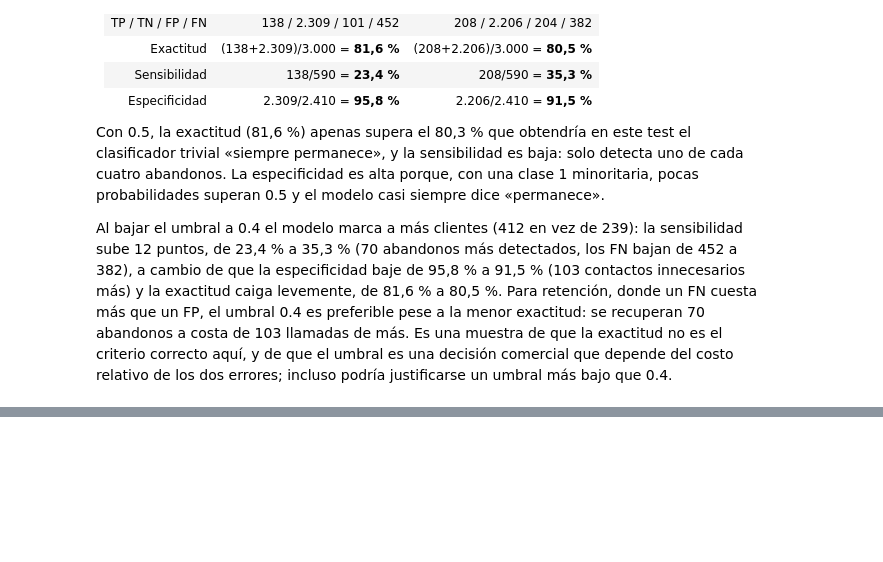
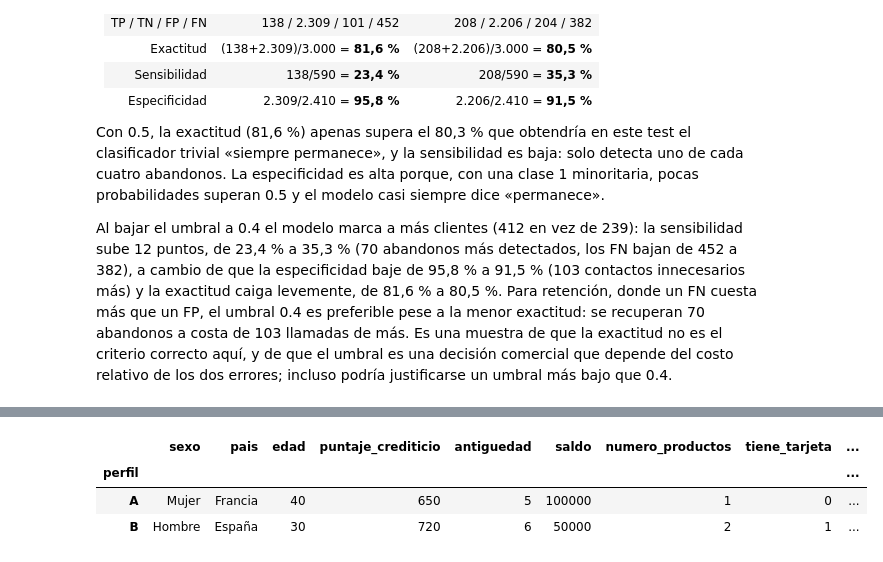
Before and after one commit to Slgxhannel/taller-abandono-producto-20262-Loaiza-Rojas, a Jupyter notebook: Taller_Abandono_Producto_Financiero_Santiago_Loaiza_Leonardo_Rojas.ipynb, the cells around one changed output, grey strips where cells are left out. Cells and saved outputs as stored; diff of their text form; code cells hidden in the pictures; blank space fills up the shorter version.

Commit message:
Punto 7: perfiles y conclusión

```diff
--- a/Taller_Abandono_Producto_Financiero_Santiago_Loaiza_Leonardo_Rojas.ipynb
+++ b/Taller_Abandono_Producto_Financiero_Santiago_Loaiza_Leonardo_Rojas.ipynb
@@ -1030,0 +1035,23 @@ Al bajar el umbral a 0.4 el modelo marca a más clientes (412 en vez de 239): la
+# %%
+perfiles = pd.DataFrame({
+    "perfil": ["A", "B"],
+    "sexo": pd.Categorical(["Mujer", "Hombre"], categories=Train_Data["sexo"].cat.categories),
+    "pais": pd.Categorical(["Francia", "España"], categories=Train_Data["pais"].cat.categories),
+    "edad": [40, 30],
+    "puntaje_crediticio": [650, 720],
+    "antiguedad": [5, 6],
+    "saldo": [100000, 50000],
+    "numero_productos": [1, 2],
+    "tiene_tarjeta": [0, 1],
+    "miembro_activo": [0, 1],
+    "salario_estimado": [100000, 80000],
+}).set_index("perfil")
+
+perfiles["P_abandono"] = logit_fits.predict(perfiles)
+perfiles["log_odds"] = logit_fits.predict(perfiles, which="linear")
+perfiles
+# %% [output]
+|  | sexo | pais | edad | puntaje_crediticio | antiguedad | saldo | numero_productos | tiene_tarjeta | ... |
+| perfil |  |  |  |  |  |  |  |  | ... |
+| A | Mujer | Francia | 40 | 650 | 5 | 100000 | 1 | 0 | ... |
+| B | Hombre | España | 30 | 720 | 6 | 50000 | 2 | 1 | ... |
```
Also changed, not shown: parts of 6 cells of this notebook.
